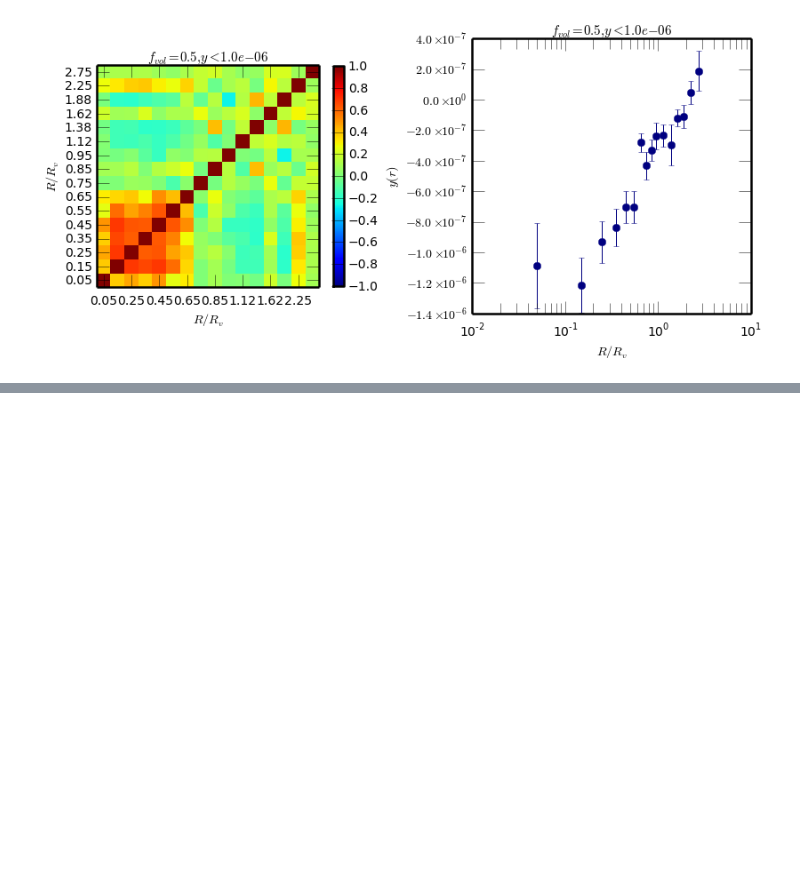
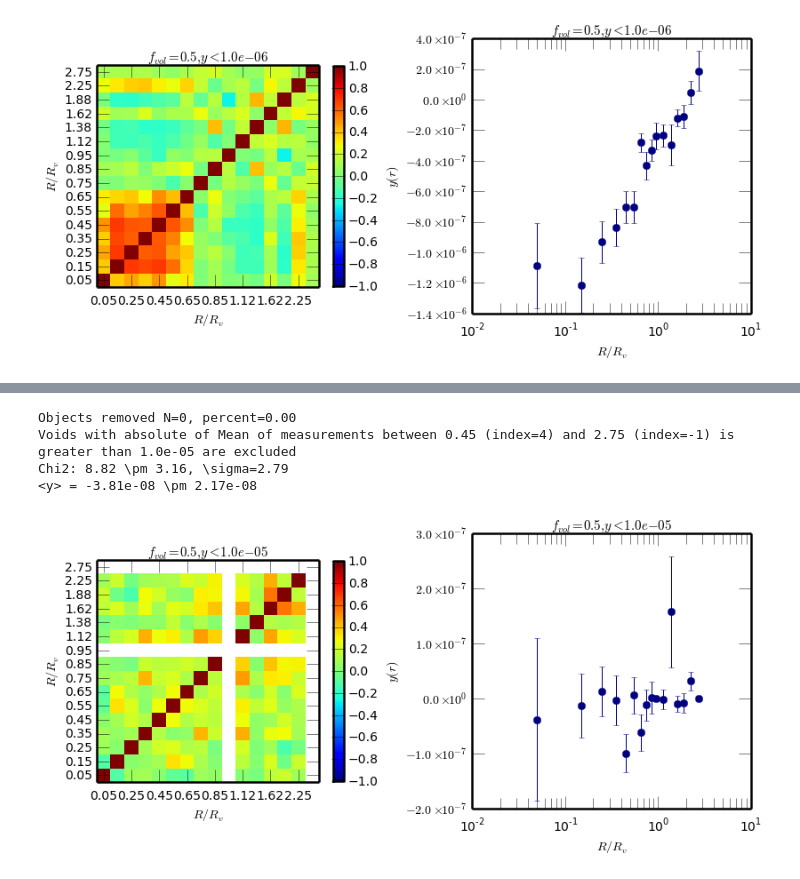
Before and after one commit to vvinuv/ipynb, a Jupyter notebook: SZ-void.ipynb, the cells around one changed output, grey strips where cells are left out. Drawn from its saved outputs; the diff is of its cells as text; code cells hidden in the pictures; blank space fills up the shorter version.

```diff
--- a/SZ-void.ipynb
+++ b/SZ-void.ipynb
@@ -147,0 +168,8 @@ Chi2: 62.11 \pm 3.16, \sigma=19.64
+# %%
+cc.run_void(theta_range=[4,-1], theta_stat=np.mean, theta_abs=True, remove_xi=1e-5, run_jack=True, RvRange=[20, 24], do_plot=False)
+# %% [output]
+Objects removed N=0, percent=0.00
+Voids with absolute of Mean of measurements between 0.45 (index=4) and 2.75 (index=-1) is greater than 1.0e-05 are excluded
+Chi2: 8.82 \pm 3.16, \sigma=2.79
+<y> = -3.81e-08 \pm 2.17e-08
+[figure, added]
```
Also changed, not shown: parts of 22 cells of this notebook.
